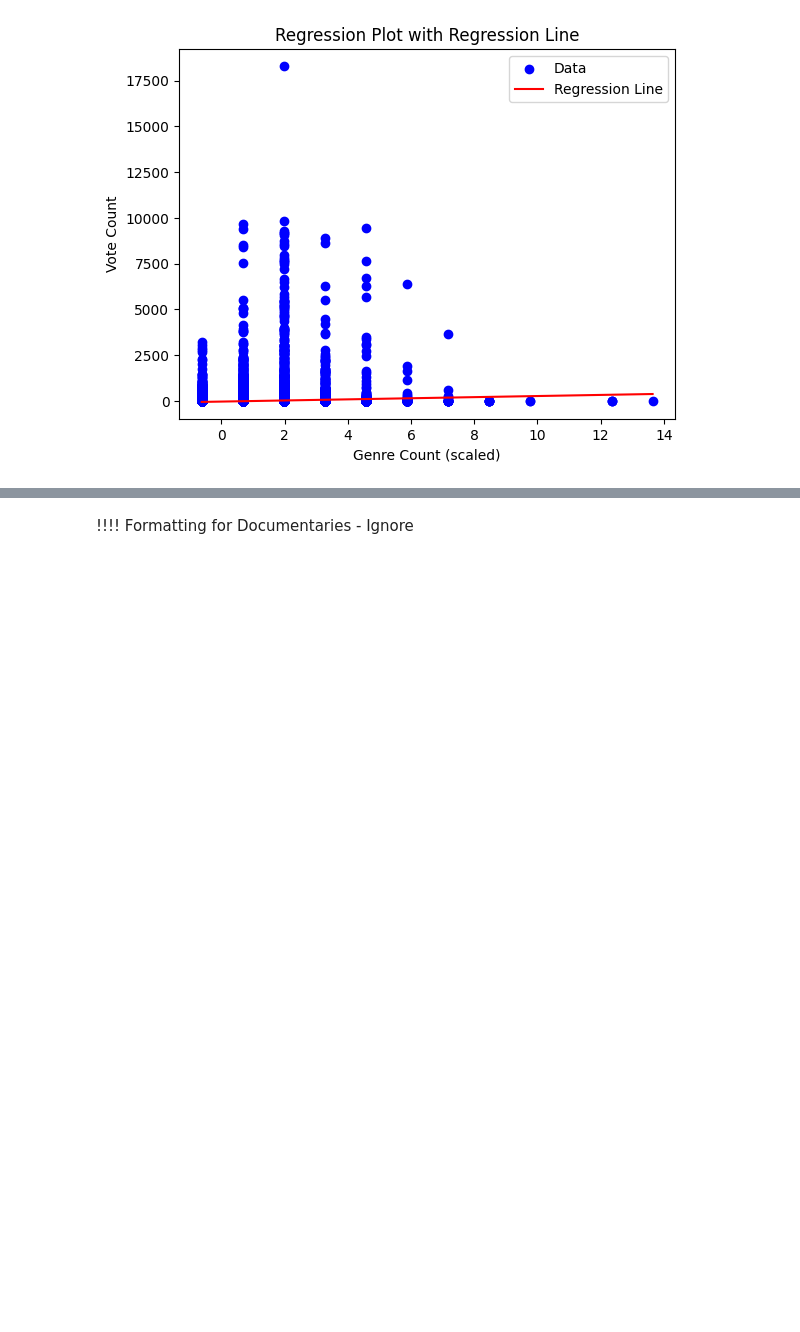
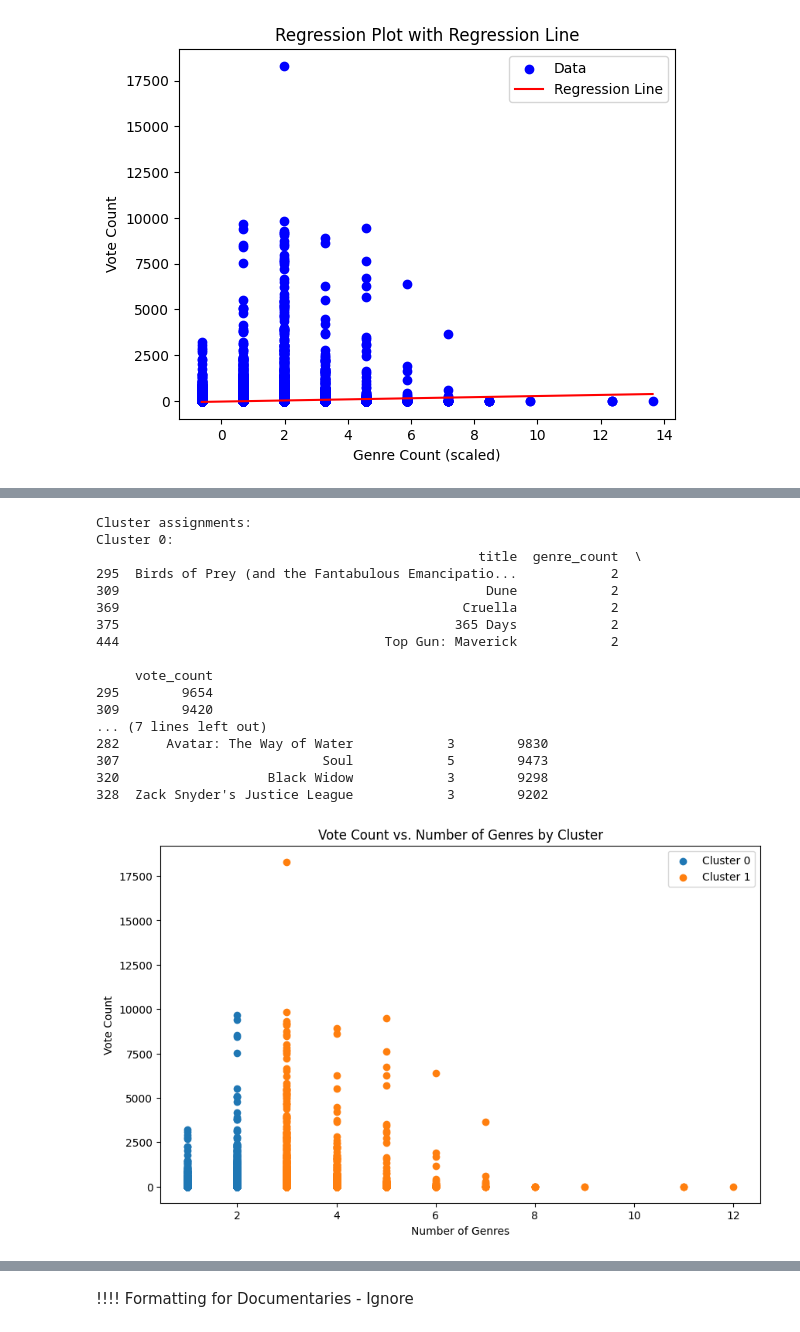
Before and after one commit to agargya123/movie_genre_analysis, a Jupyter notebook: MKT566.ipynb, the cells around one changed output, grey strips where cells are left out. Drawn from its saved outputs; the diff is of its cells as text; code cells hidden in the pictures; blank space fills up the shorter version.

```diff
--- a/MKT566.ipynb
+++ b/MKT566.ipynb
@@ -520,0 +564,47 @@ plt.show()
+# %%
+optimal_k = 2  # Change this value based on your analysis
+
+# Run K-means clustering with the optimal number of clusters
+kmeans = KMeans(n_clusters=optimal_k, random_state=42, n_init='auto')
+cluster_labels = kmeans.fit_predict(cluster_data_scaled)
+
+# Add the cluster labels to the original dataframe
+ms2020_clust['cluster'] = cluster_labels
+
+# Analyze the clusters
+print("Cluster assignments:")
+for cluster in range(optimal_k):
+    cluster_movies = ms2020_clust[ms2020_clust['cluster'] == cluster]
+    print(f"Cluster {cluster}:")
+    print(cluster_movies[['title', 'genre_count', 'vote_count']].head(5))
+    print()
+
+
+plt.figure(figsize=(10, 6))
+for cluster in range(optimal_k):
+    cluster_data = ms2020_clust[ms2020_clust['cluster'] == cluster]
+    plt.scatter(cluster_data['genre_count'], cluster_data['vote_count'], label=f'Cluster {cluster}')
+plt.title('Vote Count vs. Number of Genres by Cluster')
+plt.xlabel('Number of Genres')
+plt.ylabel('Vote Count')
+plt.legend()
+plt.show()
+# %% [output]
+Cluster assignments:
+Cluster 0:
+                                                 title  genre_count  \
+295  Birds of Prey (and the Fantabulous Emancipatio...            2
+309                                               Dune            2
+369                                            Cruella            2
+375                                           365 Days            2
+444                                  Top Gun: Maverick            2
+
+     vote_count
+295        9654
+309        9420
+... (7 lines left out)
+282      Avatar: The Way of Water            3        9830
+307                          Soul            5        9473
+320                   Black Widow            3        9298
+328  Zack Snyder's Justice League            3        9202
+[figure, added]
```
Also changed, not shown: parts of 10 cells of this notebook.
